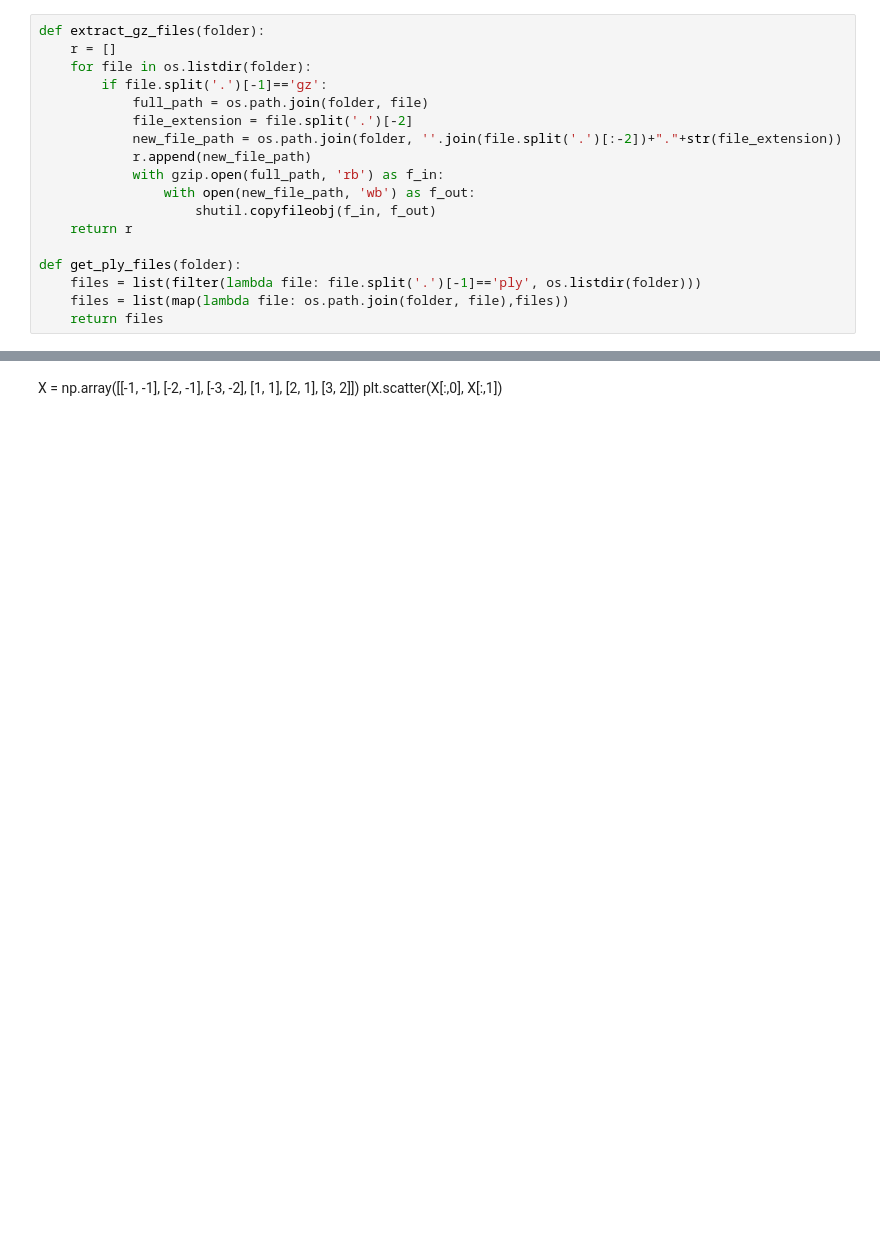
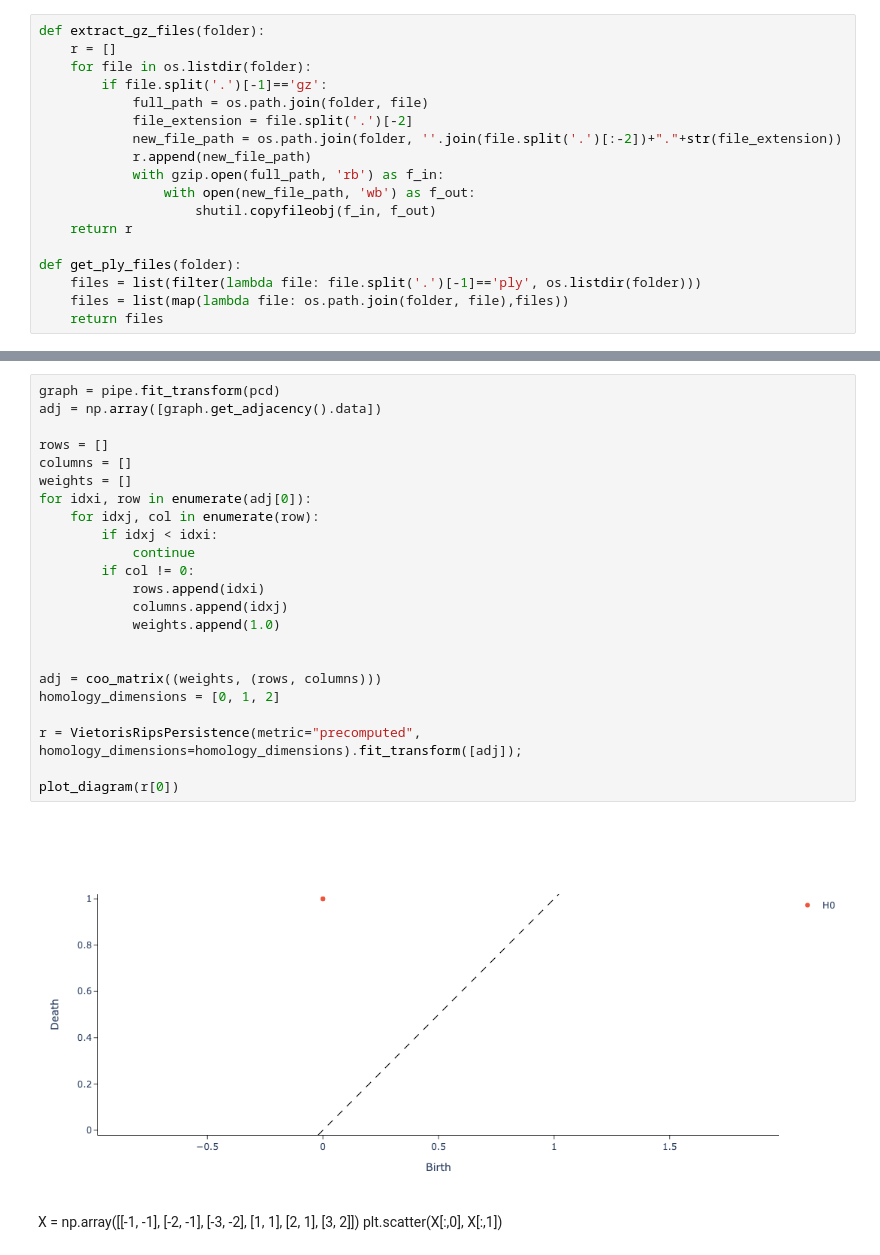
Before and after one commit to zanjonke/tda-mapper, a Jupyter notebook: notebook.ipynb, the cells around one changed output, grey strips where cells are left out. Saved outputs shown, nothing was run; the diff lists cells and outputs as text; blank space fills up the shorter version.

```diff
--- a/notebook.ipynb
+++ b/notebook.ipynb
@@ -111,3 +190,28 @@ fig.show(config={'scrollZoom': True})
+# %%
+graph = pipe.fit_transform(pcd)
+adj = np.array([graph.get_adjacency().data])
+
+rows = []
+columns = []
+weights = []
+for idxi, row in enumerate(adj[0]):
+    for idxj, col in enumerate(row):
+        if idxj < idxi:
+            continue
+        if col != 0:
+            rows.append(idxi)
+            columns.append(idxj)
+            weights.append(1.0)
+
+
+adj = coo_matrix((weights, (rows, columns)))
+homology_dimensions = [0, 1, 2]
+
+r = VietorisRipsPersistence(metric="precomputed", homology_dimensions=homology_dimensions).fit_transform([adj]);
+
+plot_diagram(r[0])
+# %% [output]
+[figure, added]
 # %% [markdown]
 X = np.array([[-1, -1], [-2, -1], [-3, -2], [1, 1], [2, 1], [3, 2]])
 plt.scatter(X[:,0], X[:,1])
```
Also changed, not shown: parts of 13 cells of this notebook.
